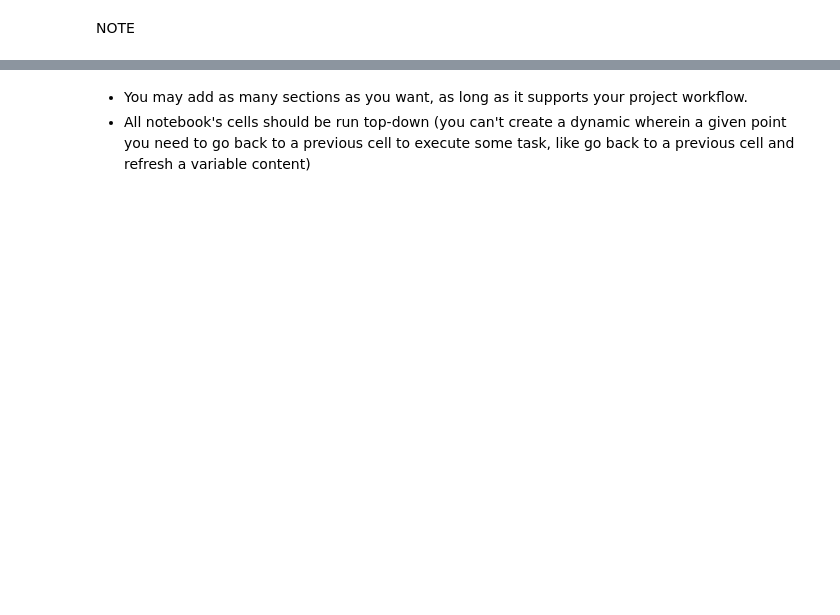
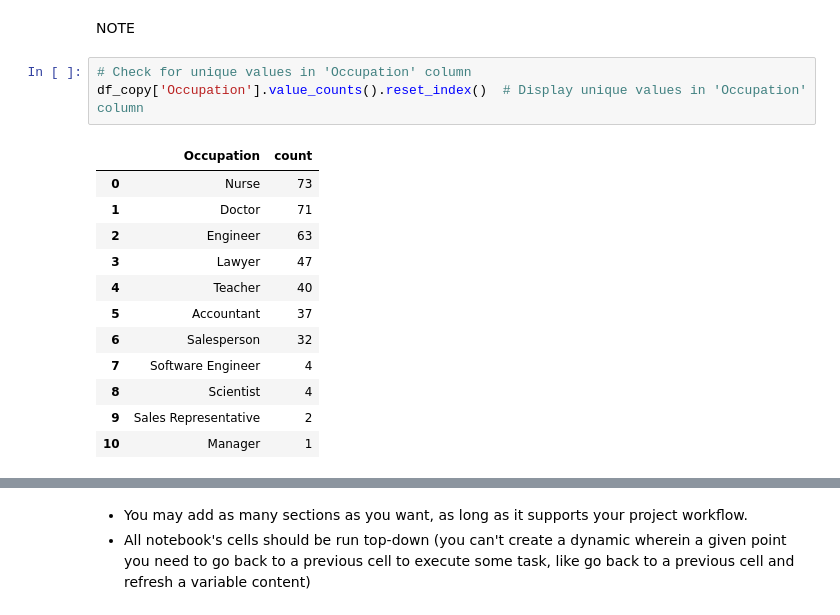
Before and after one commit to Ewa1986/Rest_Wellness_and_Lifestyle, a Jupyter notebook: 02_jupyter_notebooks/etl.ipynb, the cells around one changed output, grey strips where cells are left out. Saved outputs shown, nothing was run; the diff lists cells and outputs as text; blank space fills up the shorter version.

```diff
--- a/02_jupyter_notebooks/etl.ipynb
+++ b/02_jupyter_notebooks/etl.ipynb
@@ -183,2 +195,18 @@ Three categories: "None," "Insomnia," and "Sleep Apnea." "Sleep Apnea" is the mo
 # %% [markdown]
 NOTE
+# %%
+# Check for unique values in 'Occupation' column
+df_copy['Occupation'].value_counts().reset_index()  # Display unique values in 'Occupation' column
+# %% [output]
+|  | Occupation | count |
+| 0 | Nurse | 73 |
+| 1 | Doctor | 71 |
+| 2 | Engineer | 63 |
+| 3 | Lawyer | 47 |
+| 4 | Teacher | 40 |
+| 5 | Accountant | 37 |
+| 6 | Salesperson | 32 |
+| 7 | Software Engineer | 4 |
+| 8 | Scientist | 4 |
+| 9 | Sales Representative | 2 |
+| 10 | Manager | 1 |
```
Also changed, not shown: parts of 19 cells of this notebook.
